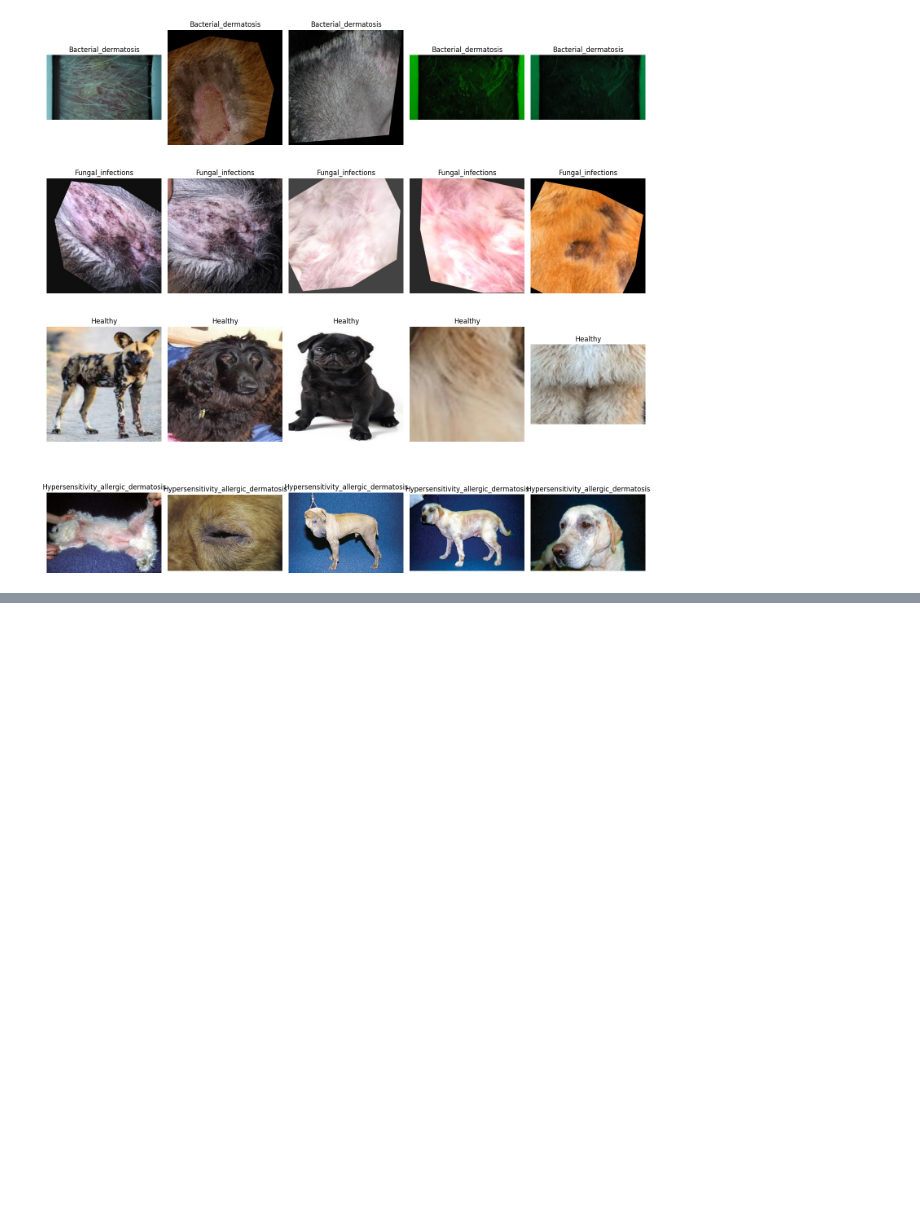
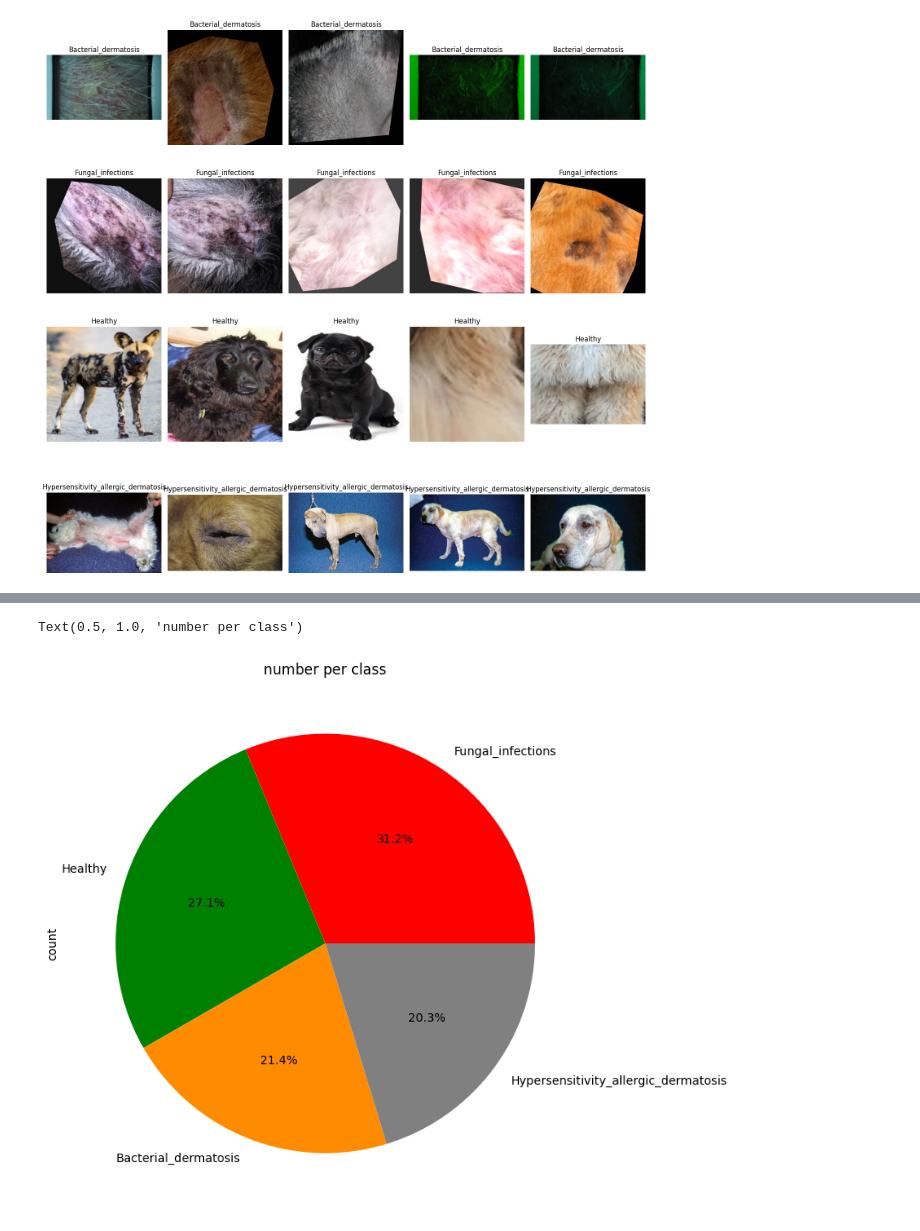
Before and after one commit to Ezenwaikedi1/deep-learning-based-image-analysis-for-early-detection-of-skin-diseases-in-dogs, a Jupyter notebook: dog_disease_detection_.ipynb, the cells around one changed output, grey strips where cells are left out. Drawn from its saved outputs; the diff is of its cells as text; code cells hidden in the pictures; blank space fills up the shorter version.

```diff
--- a/dog_disease_detection_.ipynb
+++ b/dog_disease_detection_.ipynb
@@ -83,0 +118,8 @@ plt.show() ## allows printing of images
+# %%
+colors=['red','green','darkorange','grey']
+plt.figure(figsize=(10,8))
+df_images['class'].value_counts().plot(kind='pie',autopct='%1.1f%%',colors=colors)
+plt.title('number per class')
+# %% [output]
+Text(0.5, 1.0, 'number per class')
+[figure, added]
```
Also changed, not shown: parts of 2 cells of this notebook.
